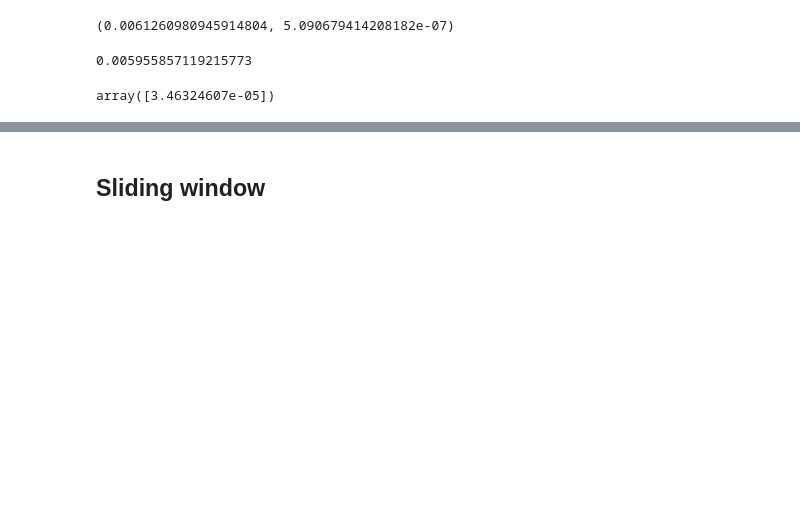
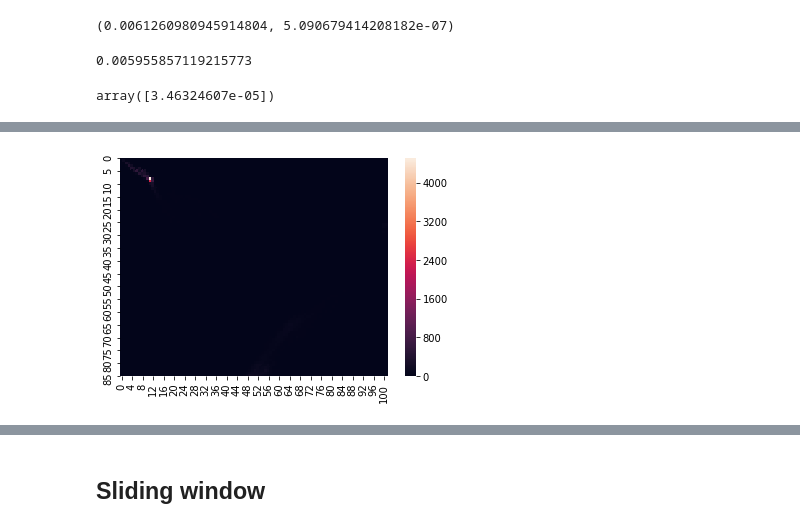
Before and after one commit to CamiVasz/Similarity, a Jupyter notebook: PR.ipynb, the cells around one changed output, grey strips where cells are left out. Drawn from its saved outputs; the diff is of its cells as text; code cells hidden in the pictures; blank space fills up the shorter version.

```diff
--- a/PR.ipynb
+++ b/PR.ipynb
@@ -271,9 +267,6 @@ plt.show()
 # %%
 dens_u = KDEMultivariate(data=[t1,t2],
                          var_type='cc', bw='normal_reference')
-# %%
-a = [1,2,3]
-b = zip(t1,[100]*len(t1))
 # %%
 kde = KernelDensity(kernel='epanechnikov', algorithm='ball_tree',bandwidth=0.2).fit(np.array([t1,t2]).transpose())
 # %%
@@ -433,0 +373,12 @@ KeyboardInterrupt:
+# %%
+def compress(X,Y,epsilon):
+    sx = int(np.max(X)/epsilon)
+    sy = int(np.max(Y)/epsilon)
+    a = np.zeros((sx, sy))
+    for i in range(sx):
+        for j in range(sy):
+            b = [(X <= epsilon*i) & (X > epsilon*i-1) & (Y <= epsilon*j) & (Y > epsilon*j-1)]
+            a[i,j] = np.sum(b)
+    return a
+# %%
+h = compress(t1,t2,1)
@@ -433,0 +397,5 @@ KeyboardInterrupt:
+# %%
+seaborn.heatmap(h)
+plt.show()
+# %% [output]
+[figure, added]
```
Also changed, not shown: parts of 20 cells of this notebook.
